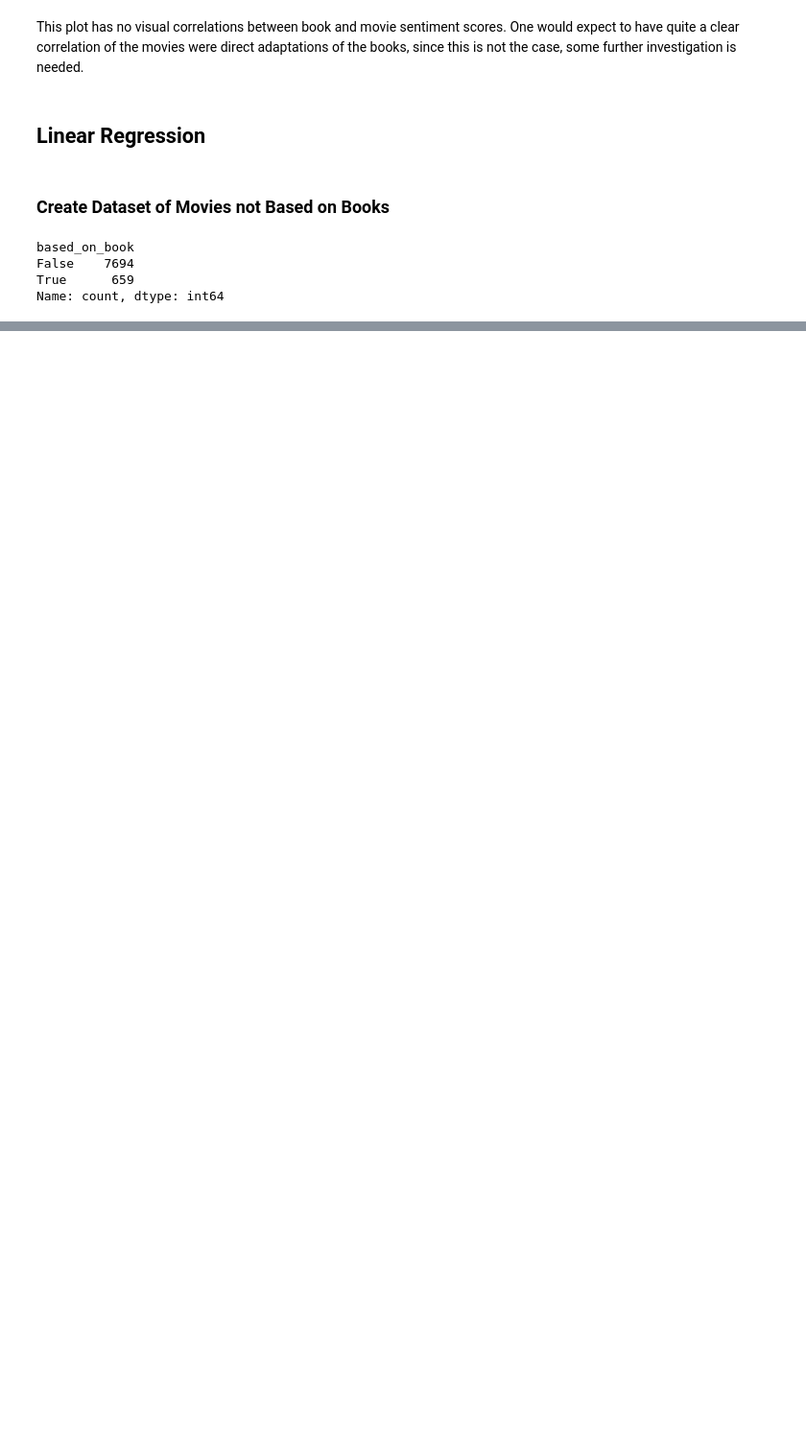
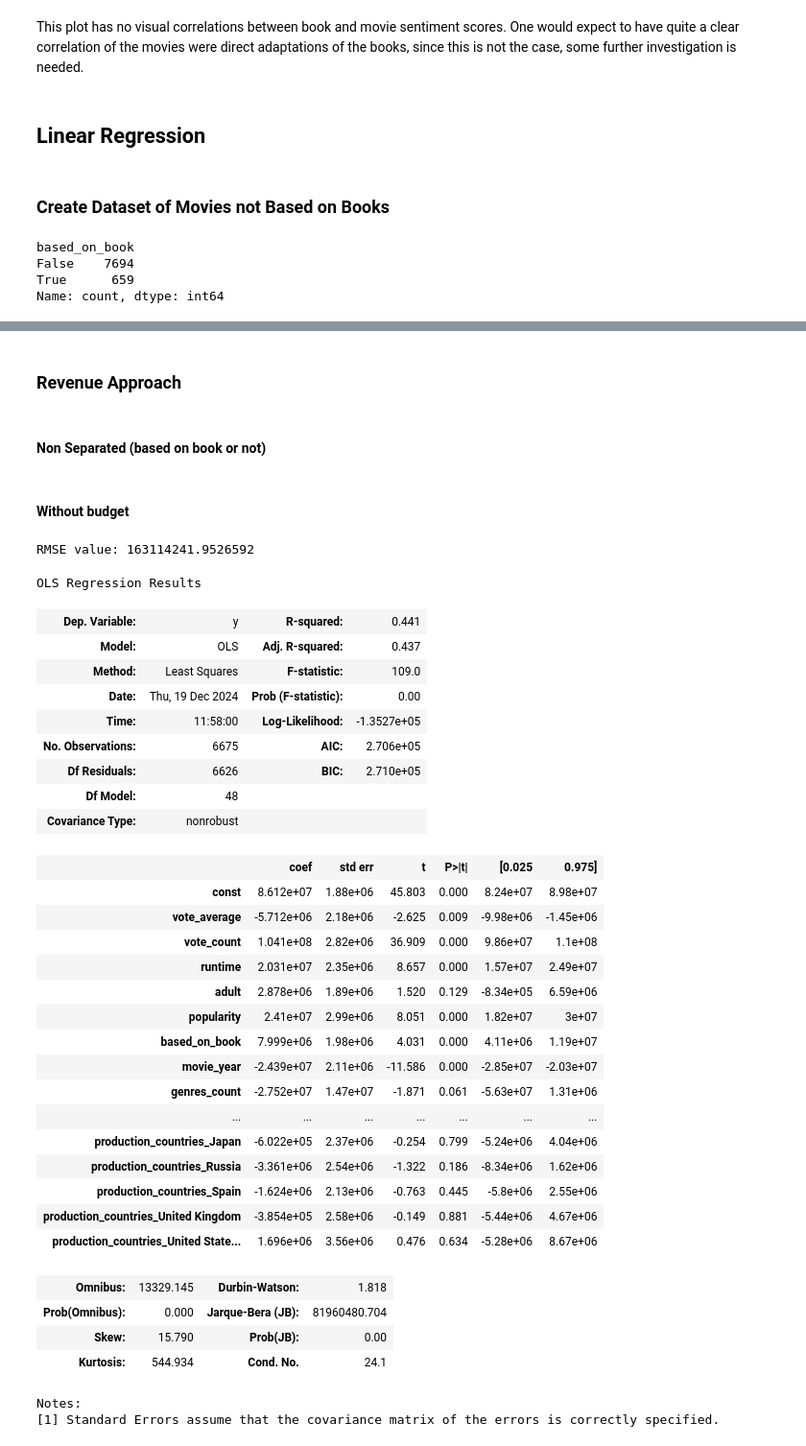
Before and after one commit to epfl-ada/ada-2024-project-datadruids, a Jupyter notebook: results_final.ipynb, the cells around one changed output, grey strips where cells are left out. Shown at 96% size. Saved outputs shown, nothing was run; the diff lists cells and outputs as text; code cells hidden in the pictures; blank space fills up the shorter version.

```diff
--- a/results_final.ipynb
+++ b/results_final.ipynb
@@ -186,0 +218,4 @@ Name: count, dtype: int64
+# %% [markdown]
+### Revenue Approach
+# %% [markdown]
+#### Non Separated (based on book or not)
@@ -186,0 +231,43 @@ Name: count, dtype: int64
+# %% [markdown]
+#### Without budget
+# %%
+model = sm.OLS(y_train, X_train.drop(columns=['adjusted_budget']))
+results = model.fit()
+y_pred = results.predict(X_test.drop(columns=['adjusted_budget']))
+rmse = np.sqrt(mean_squared_error(y_true=y_test, y_pred=y_pred))
+print("RMSE value:", rmse)
+results.summary()
+# %% [output]
+RMSE value: 163114241.9526592
+OLS Regression Results
+| Dep. Variable: | y | R-squared: | 0.441 |
+| Model: | OLS | Adj. R-squared: | 0.437 |
+| Method: | Least Squares | F-statistic: | 109.0 |
+| Date: | Thu, 19 Dec 2024 | Prob (F-statistic): | 0.00 |
+| Time: | 11:58:00 | Log-Likelihood: | -1.3527e+05 |
+| No. Observations: | 6675 | AIC: | 2.706e+05 |
+| Df Residuals: | 6626 | BIC: | 2.710e+05 |
+| Df Model: | 48 |  |  |
+| Covariance Type: | nonrobust |  |  |
+|  | coef | std err | t | P>|t| | [0.025 | 0.975] |
+| const | 8.612e+07 | 1.88e+06 | 45.803 | 0.000 | 8.24e+07 | 8.98e+07 |
+| vote_average | -5.712e+06 | 2.18e+06 | -2.625 | 0.009 | -9.98e+06 | -1.45e+06 |
+| vote_count | 1.041e+08 | 2.82e+06 | 36.909 | 0.000 | 9.86e+07 | 1.1e+08 |
+| runtime | 2.031e+07 | 2.35e+06 | 8.657 | 0.000 | 1.57e+07 | 2.49e+07 |
+| adult | 2.878e+06 | 1.89e+06 | 1.520 | 0.129 | -8.34e+05 | 6.59e+06 |
+| popularity | 2.41e+07 | 2.99e+06 | 8.051 | 0.000 | 1.82e+07 | 3e+07 |
+| based_on_book | 7.999e+06 | 1.98e+06 | 4.031 | 0.000 | 4.11e+06 | 1.19e+07 |
+| movie_year | -2.439e+07 | 2.11e+06 | -11.586 | 0.000 | -2.85e+07 | -2.03e+07 |
+| genres_count | -2.752e+07 | 1.47e+07 | -1.871 | 0.061 | -5.63e+07 | 1.31e+06 |
+| ... | ... | ... | ... | ... | ... | ... |
+| production_countries_Japan | -6.022e+05 | 2.37e+06 | -0.254 | 0.799 | -5.24e+06 | 4.04e+06 |
+| production_countries_Russia | -3.361e+06 | 2.54e+06 | -1.322 | 0.186 | -8.34e+06 | 1.62e+06 |
+| production_countries_Spain | -1.624e+06 | 2.13e+06 | -0.763 | 0.445 | -5.8e+06 | 2.55e+06 |
+| production_countries_United Kingdom | -3.854e+05 | 2.58e+06 | -0.149 | 0.881 | -5.44e+06 | 4.67e+06 |
+| production_countries_United State... | 1.696e+06 | 3.56e+06 | 0.476 | 0.634 | -5.28e+06 | 8.67e+06 |
+| Omnibus: | 13329.145 | Durbin-Watson: | 1.818 |
+| Prob(Omnibus): | 0.000 | Jarque-Bera (JB): | 81960480.704 |
+| Skew: | 15.790 | Prob(JB): | 0.00 |
+| Kurtosis: | 544.934 | Cond. No. | 24.1 |
+Notes:
+[1] Standard Errors assume that the covariance matrix of the errors is correctly specified.
```
Also changed, not shown: parts of 22 cells of this notebook, 1 other file.
